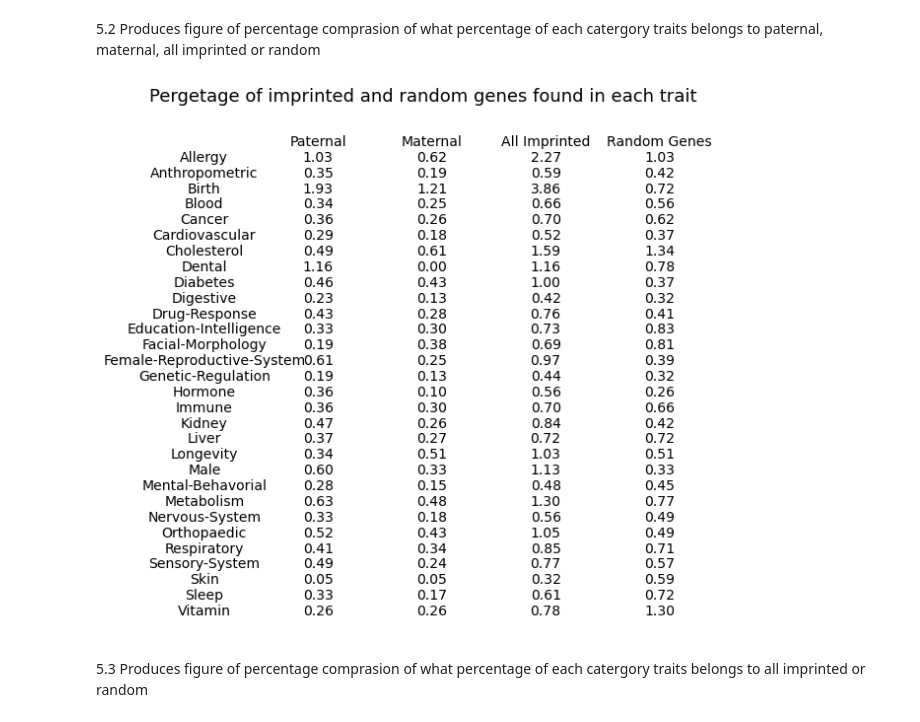
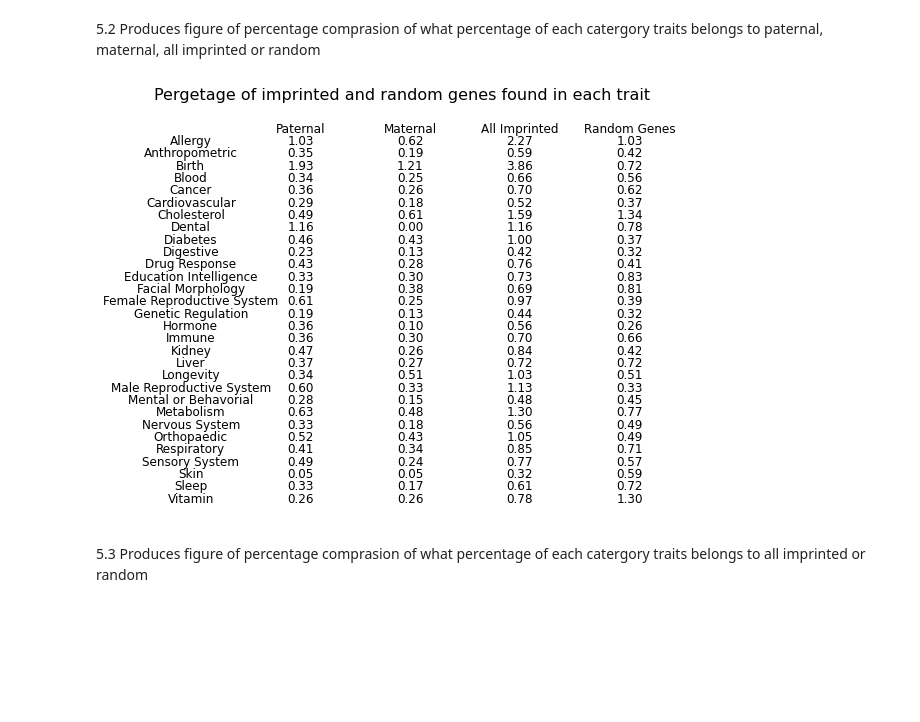
Before and after one commit to spanayotti/GD5999---Code, a Jupyter notebook: Imprinted_Gene_Analysis.ipynb, the cells around one changed output. Cells and saved outputs as stored; diff of their text form; code cells hidden in the pictures; blank space fills up the shorter version.

```diff
--- a/Imprinted_Gene_Analysis.ipynb
+++ b/Imprinted_Gene_Analysis.ipynb
@@ -1265,22 +1271,22 @@ plt.savefig('Paternal-Maternal-vs-Whole-Genome-Percentages.png')
 # %%
-fig, ax = plt.subplots(nrows=31, ncols=3, figsize=(10,9))
-fig.suptitle('All Imprinted Genes vs Whole Genome Percentages', fontsize=18)
+fig, ax = plt.subplots(nrows=31, ncols=3, figsize=(6.5,7))
+fig.suptitle('All Imprinted Genes vs Whole Genome Percentages', fontsize=16)
 
-ax[0, 0].set_title("", fontsize=14)
+ax[0, 0].set_title("", fontsize=12)
 ax[0, 0].axis('off')
-ax[0, 1].set_title("All Imprinted", fontsize=14)
+ax[0, 1].set_title("All Imprinted", fontsize=12)
 ax[0, 1].axis('off')
-ax[0, 2].set_title("Whole Genome", fontsize=14)
+ax[0, 2].set_title("Whole Genome", fontsize=12)
 ax[0, 2].axis('off')
 
 k = 0
 for i in range(30):
     k = i+1
-    ax[k, 0].set_title(traits[i], fontsize=14)
+    ax[k, 0].set_title(output_traits[i], fontsize=12)
     ax[k, 0].axis('off')
-    ax[k, 1].set_title(format(per_all[i],".2f"), fontsize=14)
+    ax[k, 1].set_title(format(per_all[i],".2f"), fontsize=12)
     ax[k, 1].axis('off')
-    ax[k, 2].set_title(format(per_genome[i],".2f"), fontsize=14)
+    ax[k, 2].set_title(format(per_genome[i],".2f"), fontsize=12)
     ax[k, 2].axis('off')
 
 plt.savefig('All-Imprinted-vs-Whole-Genome-Percentages.png')
@@ -1557,37 +1563,37 @@ np.savetxt("Output/Random-comprasion/Perctanges-Random-Genes.csv", random_compra
 # %% [markdown]
 5.2 Produces figure of percentage comprasion of what percentage of each catergory traits belongs to paternal, maternal, all imprinted or random
 # %%
-fig, ax = plt.subplots(nrows=31, ncols=5, figsize=(10,9))
-fig.suptitle('Pergetage of imprinted and random genes found in each trait', fontsize=18)
+fig, ax = plt.subplots(nrows=31, ncols=5, figsize=(9.5,7))
+fig.suptitle('Pergetage of imprinted and random genes found in each trait', fontsize=16)
 
-ax[0, 0].set_title("", fontsize=14)
+ax[0, 0].set_title("", fontsize=12)
 ax[0, 0].axis('off')
-ax[0, 1].set_title("Paternal", fontsize=14)
+ax[0, 1].set_title("Paternal", fontsize=12)
 ax[0, 1].axis('off')
-ax[0, 2].set_title("Maternal", fontsize=14)
+ax[0, 2].set_title("Maternal", fontsize=12)
 ax[0, 2].axis('off')
-ax[0, 3].set_title("All Imprinted", fontsize=14)
+ax[0, 3].set_title("All Imprinted", fontsize=12)
 ax[0, 3].axis('off')
-ax[0, 4].set_title("Random Genes", fontsize=14)
+ax[0, 4].set_title("Random Genes", fontsize=12)
 ax[0, 4].axis('off')
 k = 0
 for i in range(30):
     k = i+1
-    ax[k, 0].set_title(traits[i], fontsize=14)
+    ax[k, 0].set_title(output_traits[i], fontsize=12)
     ax[k, 0].axis('off')
     #Prints percentage to two decimal places
-    ax[k, 1].set_title(format(paternal_imprint_comprasion[i],".2f"), fontsize=14)
+    ax[k, 1].set_title(format(paternal_imprint_comprasion[i],".2f"), fontsize=12)
     ax[k, 1].axis('off')
-    ax[k, 2].set_title(format(maternal_imprint_comprasion[i],".2f"), fontsize=14)
+    ax[k, 2].set_title(format(maternal_imprint_comprasion[i],".2f"), fontsize=12)
     ax[k, 2].axis('off')
-    ax[k, 3].set_title(format(overall_imprint_comprasion[i],".2f"), fontsize=14)
+    ax[k, 3].set_title(format(overall_imprint_comprasion[i],".2f"), fontsize=12)
     ax[k, 3].axis('off')
-    ax[k, 4].set_title(format(random_comprasion[i],".2f"), fontsize=14)
+    ax[k, 4].set_title(format(random_comprasion[i],".2f"), fontsize=12)
     ax[k, 4].axis('off')
 
 plt.savefig('Imprinted-All-Statuses-Random-Comparsion.png')
 # %% [output]
-[figure, old version]
+[figure, new version]
 # %% [markdown]
 5.3 Produces figure of percentage comprasion of what percentage of each catergory traits belongs to all imprinted or random
 # %%
```
Also changed, not shown: parts of 17 cells of this notebook.
